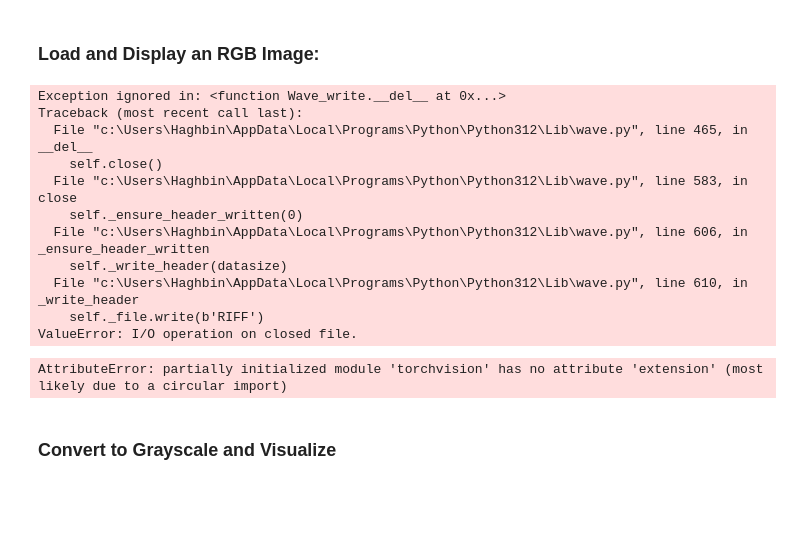
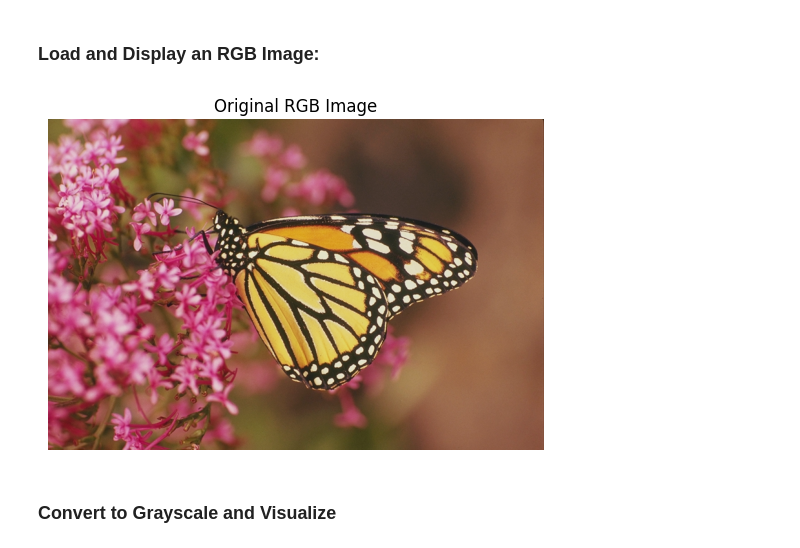
Before and after one commit to haghbinh/DL-course, a Jupyter notebook: My Notebook/2_CNN/Convolution_real_examples.ipynb, the cells around one changed output. Cells and saved outputs as stored; diff of their text form; code cells hidden in the pictures; blank space fills up the shorter version.

```diff
--- a/My Notebook/2_CNN/Convolution_real_examples.ipynb
+++ b/My Notebook/2_CNN/Convolution_real_examples.ipynb
@@ -113,26 +111,15 @@ AttributeError: partially initialized module 'torchvision' has no attribute 'ext
 ### Load and Display an RGB Image:
 # %%
 # Load the image
-image = Image.open("your_image.jpg")  # Replace with your filename
+image = Image.open("data/Images/monarch.bmp")  # Replace with your filename
 
 # Show original image
 plt.imshow(image)
 plt.title("Original RGB Image")
 plt.axis('off')
 plt.show()
 # %% [output]
-Exception ignored in: <function Wave_write.__del__ at 0x...>
-Traceback (most recent call last):
-  File "c:\Users\Haghbin\AppData\Local\Programs\Python\Python312\Lib\wave.py", line 465, in __del__
-    self.close()
-  File "c:\Users\Haghbin\AppData\Local\Programs\Python\Python312\Lib\wave.py", line 583, in close
-    self._ensure_header_written(0)
-  File "c:\Users\Haghbin\AppData\Local\Programs\Python\Python312\Lib\wave.py", line 606, in _ensure_header_written
-    self._write_header(datasize)
-  File "c:\Users\Haghbin\AppData\Local\Programs\Python\Python312\Lib\wave.py", line 610, in _write_header
-    self._file.write(b'RIFF')
-ValueError: I/O operation on closed file.
-AttributeError: partially initialized module 'torchvision' has no attribute 'extension' (most likely due to a circular import)
+[figure, added]
 # %% [markdown]
 ### Convert to Grayscale and Visualize
 # %%
```
Also changed, not shown: parts of 9 cells of this notebook, 3 other files.
